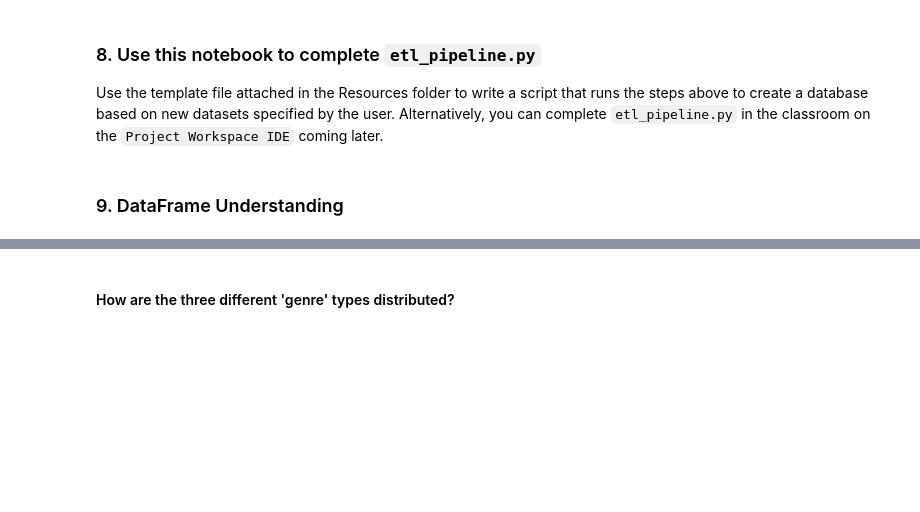
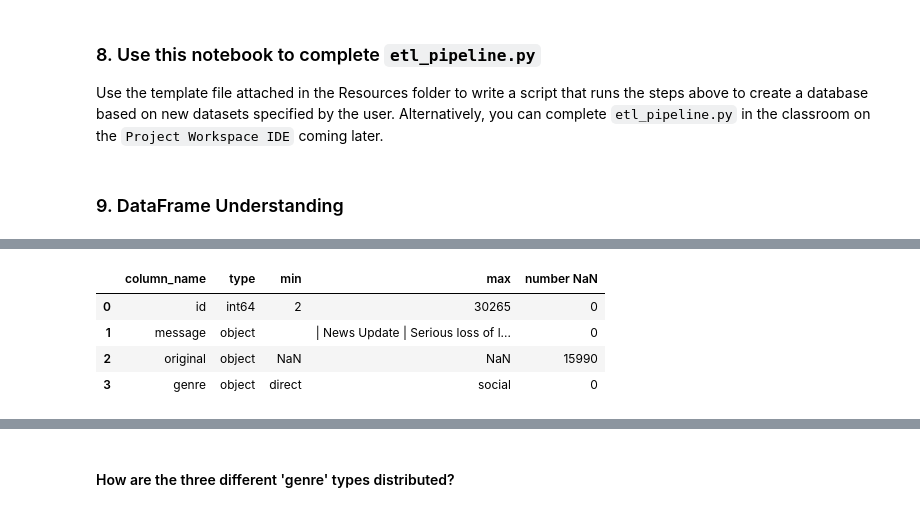
Before and after one commit to ddhartma/Disaster-Response-Pipeline-Project, a Jupyter notebook: ETL/ETL Pipeline Preparation.ipynb, the cells around one changed output, grey strips where cells are left out. Cells and saved outputs as stored; diff of their text form; code cells hidden in the pictures; blank space fills up the shorter version.

Commit message:
feature: Add auto-export for dataframe report to ETL notebook

```diff
--- a/ETL/ETL Pipeline Preparation.ipynb
+++ b/ETL/ETL Pipeline Preparation.ipynb
@@ -333,0 +356,95 @@ df.describe(include='all').T
+# %%
+def get_dataframe_summary(df, cat_list, dummy_list):
+    """ a reusable function for a dataframe summary in addition to the dataframe-describe() function
+
+        INPUT:
+        ----------
+        - df-  the DataFrame which should be described in an overview
+        - cat_list - a list of all categorical input features
+        - dummy_list - a list of all dummy input features
+
+        OUTPUT:
+        ----------
+        - print statements within the JUpyter notebook
+        - output is auto generated
+    """
+
+    number_nan = df.isnull().sum()
+    printmd('### DataFrame Overview')
+    printmd('- Dataset with {} observations and {} columns'.format(df.shape[0], df.shape[1]))
+
+    text_for_readme = '## DataFrame Overview\n'
+    text_for_readme += 'Dataset with {} observations and {} columns\n\n'.format(df.shape[0], df.shape[1])
+
+    print('___________________________________')
+    printmd('- **Numerical** columns:')
+
+    text_for_readme += '- **Numerical** columns:\n\n'
+    text_for_readme += '\t| column_name | type | min | max | number NaN |\n\t| :-------------  | :-------------  | :-------------  | :-------------  | :-------------  |\n'
+    row_num = []
+    count_int = 0
+    count_float = 0
+    for col in df.columns.tolist():
+        if (df[col].dtypes == 'float64' or df[col].dtypes == 'int64') and col not in cat_list and col not in dummy_list:
+            row_num.append([col, df[col].dtypes, df[col].min(), df[col].max(), number_nan[col]])
+            text_for_readme +=('\t| ' + str(col) + ' | ' + str(df[col].dtypes) + ' | ' + str(df[col].min()) + ' | ' + str(df[col].max()) + ' | '+ str(number_nan[col]) + ' | ' + '\n')
+            if df[col].dtypes == 'int64':
+                count_int += 1
+            if df[col].dtypes == 'float64':
+                count_float += 1
+    df_num = pd.DataFrame(row_num,columns=['column_name', 'type', 'min', 'max', 'number NaN'])
+    text_for_readme +='\n\n'
+    display(df_num)
+
+    print('___________________________________')
+    printmd('- **Categorical** columns:')
+
+    text_for_readme += '- **Categorical** columns:\n\n'
+    text_for_readme += '\t| column_name | type | min | max | number NaN |\n\t| :-------------  | :-------------  | :-------------  | :-------------  | :-------------  |\n'
+    row_cat = []
+    count_object = 0
+    for col in df.columns.tolist():
+        if df[col].dtypes == 'object' or col in cat_list:
+            try:
+                row_cat.append([col, df[col].dtypes, df[col].min(), df[col].max(), number_nan[col]])
+                text_for_readme +=('\t| ' + str(col) + ' | ' + str(df[col].dtypes) + ' | ' + str(df[col].min()) + ' | ' + str(df[col].max()) + ' | '+ str(number_nan[col]) + ' | ' + '\n')
+            except:
+                row_cat.append([col, df[col].dtypes, 'NaN', 'NaN', number_nan[col]])
+                text_for_readme +=('\t| ' + str(col) + ' | ' + str(df[col].dtypes) + ' | '+ 'NaN' + ' | '+ 'NaN' + ' | '+ str(number_nan[col]) + ' | ' + '\n')
+            count_object += 1
+    df_cat = pd.DataFrame(row_cat,columns=['column_name', 'type', 'min', 'max', 'number NaN'])
+    text_for_readme +='\n\n'
+    display(df_cat)
+
+    print('___________________________________')
+    printmd('- **Dummy** columns:')
+
+    text_for_readme += '- **Dummy** columns:\n\n'
+    text_for_readme += '\t| column_name | type | min | max | number NaN |\n\t| :-------------  | :-------------  | :-------------  | :-------------  | :-------------  |\n'
+    row_dummy = []
+    for col in dummy_list:
+        if (df[col].dtypes == 'float64' or df[col].dtypes == 'int64'):
+            row_dummy.append([col, df[col].dtypes, df[col].min(), df[col].max(), number_nan[col]])
+            text_for_readme +=('\t| ' + str(col) + ' | ' + str(df[col].dtypes) + ' | ' + str(df[col].min()) + ' | ' + str(df[col].max()) + ' | '+ str(number_nan[col]) + ' | ' + '\n')
+    df_dummy = pd.DataFrame(row_dummy,columns=['column_name', 'type', 'min', 'max', 'number NaN'])
+    text_for_readme +='\n\n'
+    display(df_dummy)
+
+    print('___________________________________')
+    printmd('- There are ***{} numerical*** ({}x int and {}x float) columns'.format(count_int + count_float, count_int, count_float))
+    printmd('- There are ***{} categorical*** columns'.format(count_object))
+    printmd('- There are ***{} dummy*** columns'.format(len(dummy_list)))
+
+    print('___________________________________')
+    printmd('- There are ***{} missing values*** in total in the dataset'.format(df.isnull().values.sum()))
+
+    text_for_readme += '- There are ***{} numerical*** ({}x int and {}x float) columns\n'.format(count_int + count_float, count_int, count_float)
+    text_for_readme += '- There are ***{} categorical*** columns\n'.format(count_object)
+    text_for_readme += '- There are ***{} dummy*** columns\n'.format(len(dummy_list))
+    text_for_readme += '- There are ***{} missing values*** in total in the dataset\n'.format(df.isnull().values.sum())
+
+    with open('text_for_readme.txt', 'w') as f:
+        f.write(text_for_readme)
+
+get_dataframe_summary(df, cat_list=['id', 'message', 'original', 'genre'],dummy_list=['related', 'request', 'offer', 'aid_related', 'medical_help', 'medical_products', 'search_and_rescue', 'security', 'military', 'child_alone', 'water', 'food', 'shelter', 'clothing', 'money', 'missing_people', 'refugees', 'death', 'other_aid', 'infrastructure_related', 'transport', 'buildings', 'electricity', 'tools', 'hospitals', 'shops', 'aid_centers', 'other_infrastructure', 'weather_related', 'floods', 'storm', 'fire', 'earthquake', 'cold', 'other_weather', 'direct_report'])
+# %% [output]
@@ -333,0 +458,5 @@ df.describe(include='all').T
+|  | column_name | type | min | max | number NaN |
+| 0 | id | int64 | 2 | 30265 | 0 |
+| 1 | message | object |  | | News Update | Serious loss of l... | 0 |
+| 2 | original | object | NaN | NaN | 15990 |
+| 3 | genre | object | direct | social | 0 |
```
Also changed, not shown: parts of 14 cells of this notebook.
